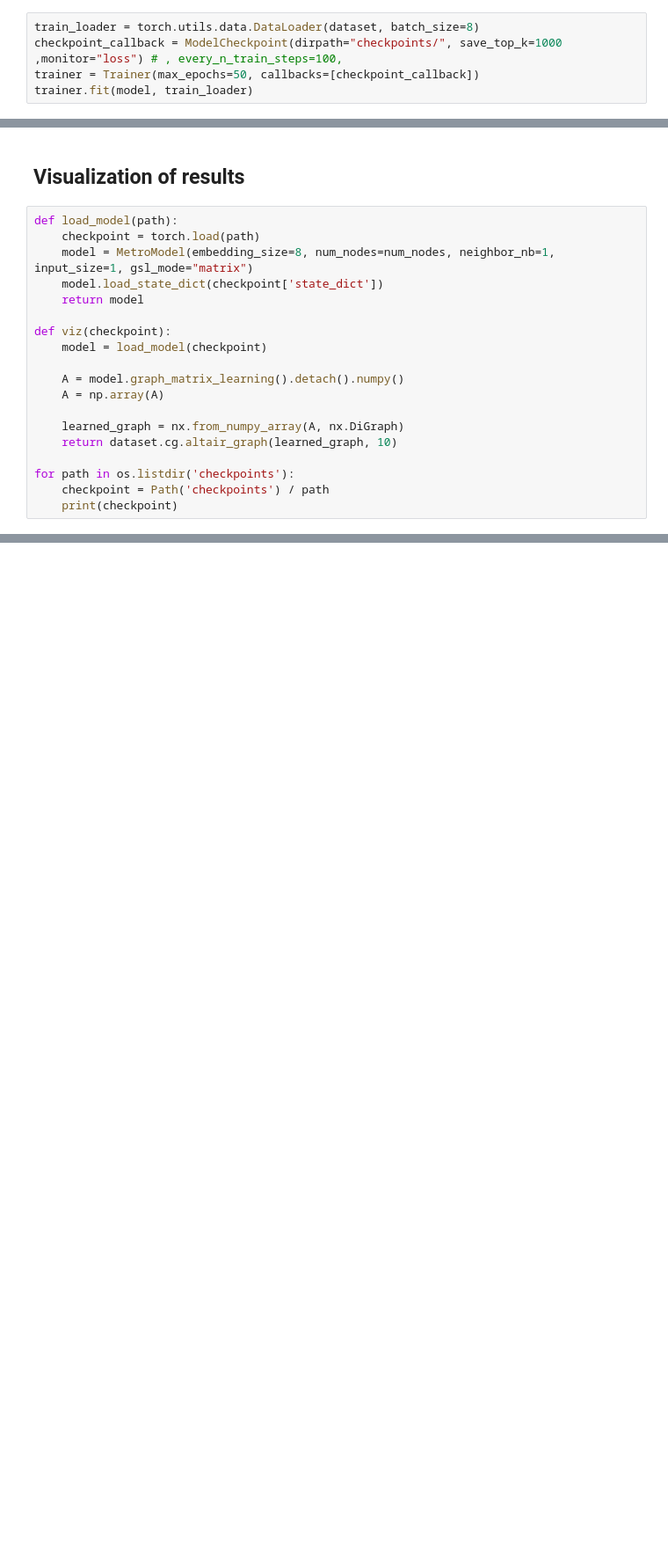
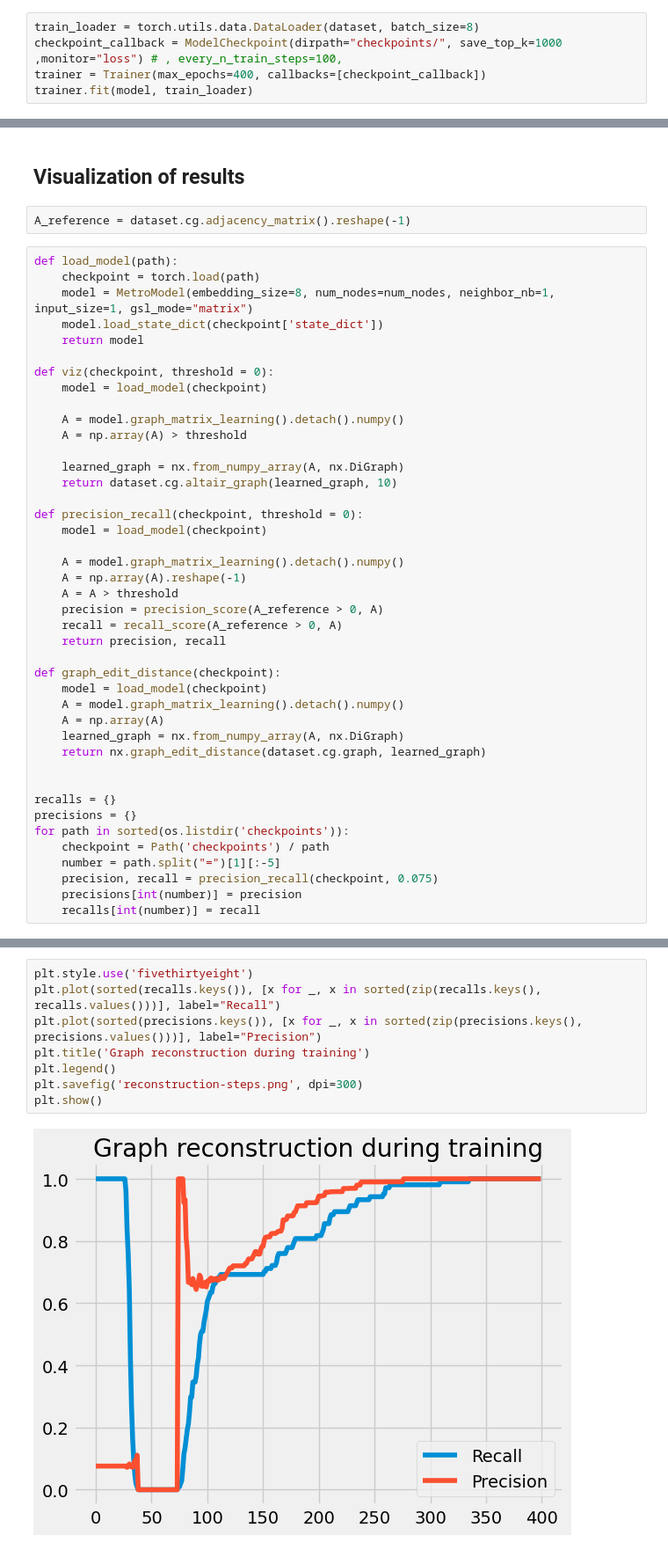
Before and after one commit to SimonPop/country_trends, a Jupyter notebook: src/metro/graph-construction.ipynb, the cells around one changed output, grey strips where cells are left out. Shown at 88% size. Drawn from its saved outputs; the diff is of its cells as text; blank space fills up the shorter version.

```diff
--- a/src/metro/graph-construction.ipynb
+++ b/src/metro/graph-construction.ipynb
@@ -39,7 +41,7 @@ model = MetroModel(embedding_size=8, num_nodes=num_nodes, neighbor_nb=1, input_s
 # %%
 train_loader = torch.utils.data.DataLoader(dataset, batch_size=8)
 checkpoint_callback = ModelCheckpoint(dirpath="checkpoints/", save_top_k=1000 ,monitor="loss") # , every_n_train_steps=100,
-trainer = Trainer(max_epochs=50, callbacks=[checkpoint_callback])
+trainer = Trainer(max_epochs=400, callbacks=[checkpoint_callback])
 trainer.fit(model, train_loader)
 # %% [output]
 GPU available: True (cuda), used: False
@@ -65,5 +67,7 @@ HPU available: False, using: 0 HPUs
 # %% [markdown]
 ## Visualization of results
+# %%
+A_reference = dataset.cg.adjacency_matrix().reshape(-1)
 # %%
 def load_model(path):
     checkpoint = torch.load(path)
@@ -71,15 +75,38 @@ def load_model(path):
     model.load_state_dict(checkpoint['state_dict'])
     return model
 
-def viz(checkpoint):
+def viz(checkpoint, threshold = 0):
     model = load_model(checkpoint)
 
     A = model.graph_matrix_learning().detach().numpy()
-    A = np.array(A)
+    A = np.array(A) > threshold
 
     learned_graph = nx.from_numpy_array(A, nx.DiGraph)
     return dataset.cg.altair_graph(learned_graph, 10)
 
-for path in os.listdir('checkpoints'):
+def precision_recall(checkpoint, threshold = 0):
+    model = load_model(checkpoint)
+
+    A = model.graph_matrix_learning().detach().numpy()
+    A = np.array(A).reshape(-1)
+    A = A > threshold
+    precision = precision_score(A_reference > 0, A)
+    recall = recall_score(A_reference > 0, A)
+    return precision, recall
+
+def graph_edit_distance(checkpoint):
+    model = load_model(checkpoint)
+    A = model.graph_matrix_learning().detach().numpy()
+    A = np.array(A)
+    learned_graph = nx.from_numpy_array(A, nx.DiGraph)
+    return nx.graph_edit_distance(dataset.cg.graph, learned_graph)
+
+
+recalls = {}
+precisions = {}
+for path in sorted(os.listdir('checkpoints')):
     checkpoint = Path('checkpoints') / path
-    print(checkpoint)
+    number = path.split("=")[1][:-5]
+    precision, recall = precision_recall(checkpoint, 0.075)
+    precisions[int(number)] = precision
+    recalls[int(number)] = recall
@@ -107,0 +113,10 @@ viz("checkpoints\epoch=30-step=7688-v1.ckpt")
+# %%
+plt.style.use('fivethirtyeight')
+plt.plot(sorted(recalls.keys()), [x for _, x in sorted(zip(recalls.keys(), recalls.values()))], label="Recall")
+plt.plot(sorted(precisions.keys()), [x for _, x in sorted(zip(precisions.keys(), precisions.values()))], label="Precision")
+plt.title('Graph reconstruction during training')
+plt.legend()
+plt.savefig('reconstruction-steps.png', dpi=300)
+plt.show()
+# %% [output]
+[figure, added]
```
Also changed, not shown: parts of 6 cells of this notebook, 3 other files.
